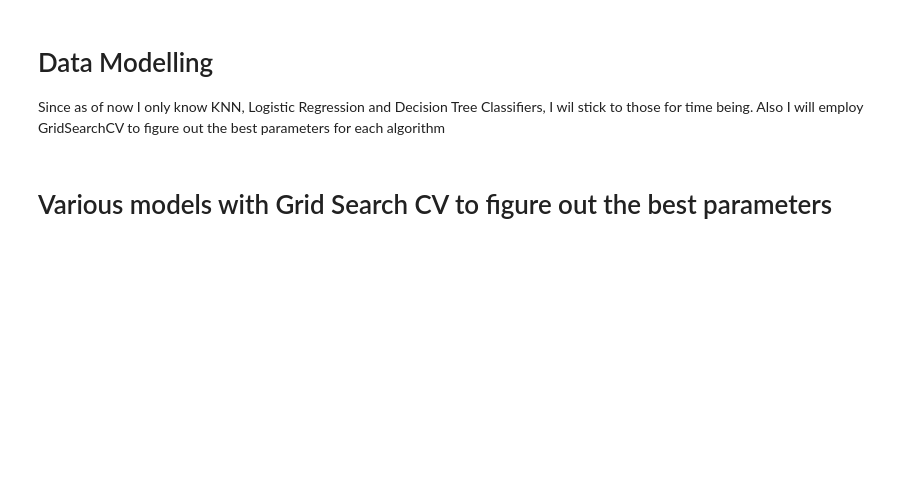
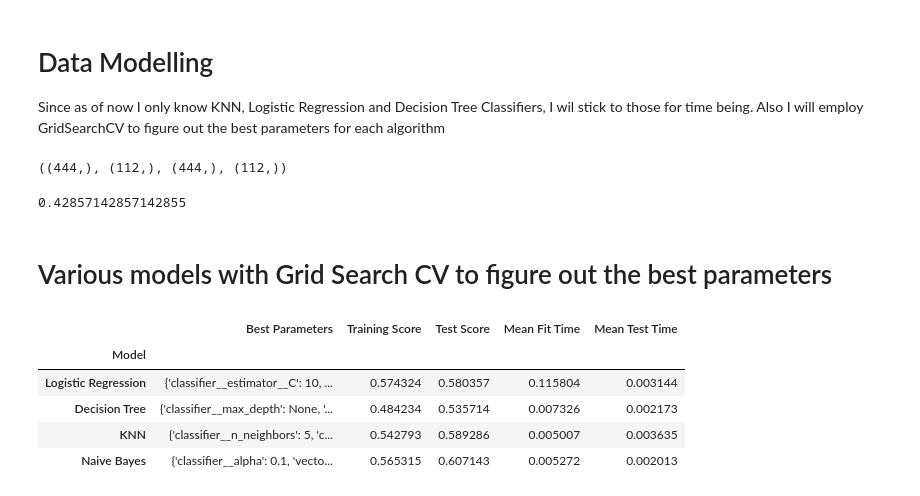
Before and after one commit to adchawla/kraftwerk, a Jupyter notebook: 04_CapstoneProject_GenerationOfRelevantHashTagsForSocialMediaPosts/notebooks/03_DataModellingAndEvaluation.ipynb, the cells around one changed output. Cells and saved outputs as stored; diff of their text form; code cells hidden in the pictures; blank space fills up the shorter version.

```diff
--- a/04_CapstoneProject_GenerationOfRelevantHashTagsForSocialMediaPosts/notebooks/03_DataModellingAndEvaluation.ipynb
+++ b/04_CapstoneProject_GenerationOfRelevantHashTagsForSocialMediaPosts/notebooks/03_DataModellingAndEvaluation.ipynb
@@ -2,6 +2,41 @@
 # Data Modelling
 
 Since as of now I only know KNN, Logistic Regression and Decision Tree Classifiers, I wil stick to those for time being. Also I will employ GridSearchCV to figure out the best parameters for each algorithm
+# %%
+import pandas as pd
+import numpy as np
+
+# get the data from the file
+file_path = './data/preprocessed_all_tweets.csv'  # Update path as needed
+embedded_data = pd.read_csv(file_path)
+X = embedded_data['processed_text']
+y = embedded_data['hashtag']
+
+# split the data into training and testing sets
+from sklearn.model_selection import train_test_split
+X_train, X_test, y_train, y_test = train_test_split(X, y, test_size=0.2, random_state=42, stratify=y)
+
+X_train.shape, X_test.shape, y_train.shape, y_test.shape
+# %% [output]
+((444,), (112,), (444,), (112,))
+# %%
+# Logistic Regression with CountVectorizer
+from sklearn.pipeline import Pipeline
+from sklearn.linear_model import LogisticRegression
+from sklearn.metrics import accuracy_score
+from sklearn.multiclass import OneVsRestClassifier
+
+# Create a pipeline with a custom processor and a custom vectorizer
+pipe = Pipeline([
+    ('vectorizer', CountVectorizer(stop_words='english', max_features=100)),
+    ('model', OneVsRestClassifier(LogisticRegression()))
+])
+
+pipe.fit(X_train, y_train)
+y_pred = pipe.predict(X_test)
+accuracy_score(y_test, y_pred)
+# %% [output]
+0.42857142857142855
 # %%
 # create a custom vectorizer class
 from sklearn.base import BaseEstimator, TransformerMixin
@@ -164,4 +201,14 @@ for name, grid_search in grid_search_results.items():
 results_df = pd.DataFrame(results_summary, columns=['Model', 'Best Parameters', 'Training Score', 'Test Score', 'Mean Fit Time', 'Mean Test Time'])
 
 results_df.set_index('Model', inplace=True)
+# %%
+# Convert results to a DataFrame and display
+results_df
+# %% [output]
+|  | Best Parameters | Training Score | Test Score | Mean Fit Time | Mean Test Time |
+| Model |  |  |  |  |  |
+| Logistic Regression | {'classifier__estimator__C': 10, ... | 0.574324 | 0.580357 | 0.115804 | 0.003144 |
+| Decision Tree | {'classifier__max_depth': None, '... | 0.484234 | 0.535714 | 0.007326 | 0.002173 |
+| KNN | {'classifier__n_neighbors': 5, 'c... | 0.542793 | 0.589286 | 0.005007 | 0.003635 |
+| Naive Bayes | {'classifier__alpha': 0.1, 'vecto... | 0.565315 | 0.607143 | 0.005272 | 0.002013 |
 # %%
```
Also changed, not shown: parts of 6 cells of this notebook, 4 other files.
